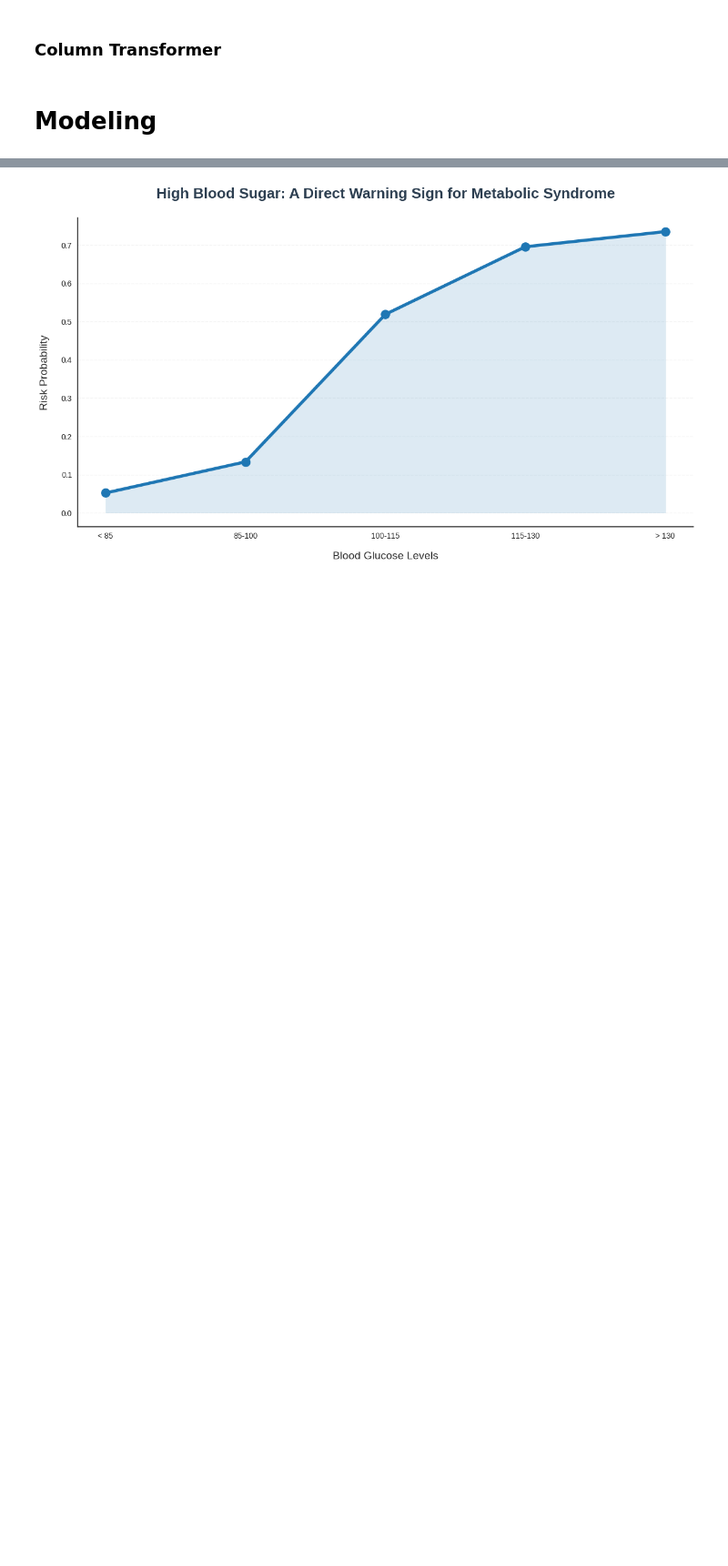
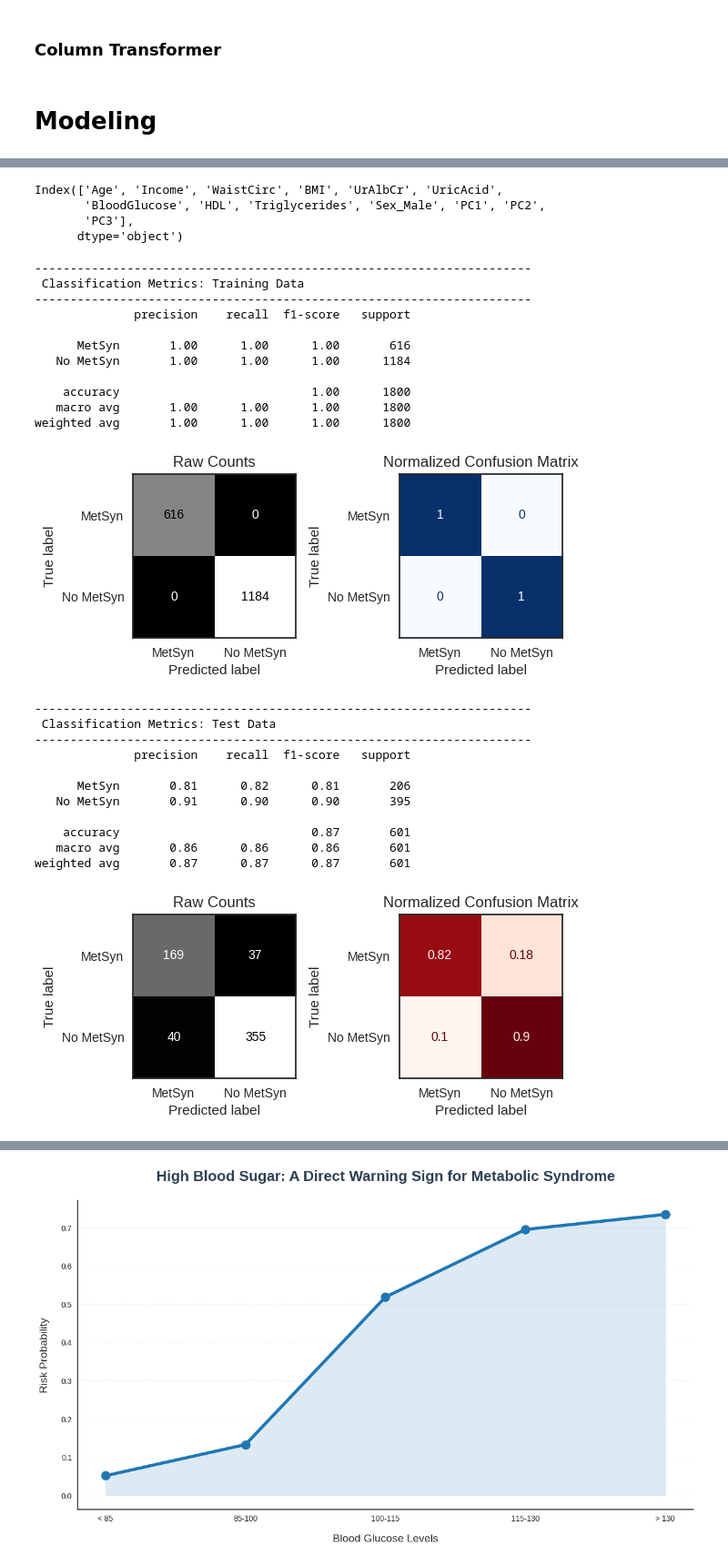
Before and after one commit to Yousef-Zeer/metabolic_syndrome_predction, a Jupyter notebook: metabolic_syndrome.ipynb, the cells around one changed output, grey strips where cells are left out. Shown at 91% size. Cells and saved outputs as stored; diff of their text form; code cells hidden in the pictures; blank space fills up the shorter version.

```diff
--- a/metabolic_syndrome.ipynb
+++ b/metabolic_syndrome.ipynb
@@ -773,0 +842,41 @@ fig.tight_layout()
+# %%
+selector = SelectFromModel(rf_pca, threshold='median')
+
+X_train_selected = selector.transform(X_train_new.values)
+X_test_selected  = selector.transform(X_test_new.values)
+print(X_train_new.columns[selector.get_support()])
+# %% [output]
+Index(['Age', 'Income', 'WaistCirc', 'BMI', 'UrAlbCr', 'UricAcid',
+       'BloodGlucose', 'HDL', 'Triglycerides', 'Sex_Male', 'PC1', 'PC2',
+       'PC3'],
+      dtype='object')
+# %%
+rf_final = RandomForestClassifier(random_state=42)
+rf_final.fit(X_train_selected, y_train)
+
+evaluate_classification(rf_final, X_train_selected, y_train, X_test_selected, y_test)
+# %% [output]
+----------------------------------------------------------------------
+ Classification Metrics: Training Data
+----------------------------------------------------------------------
+              precision    recall  f1-score   support
+
+      MetSyn       1.00      1.00      1.00       616
+   No MetSyn       1.00      1.00      1.00      1184
+
+    accuracy                           1.00      1800
+   macro avg       1.00      1.00      1.00      1800
+weighted avg       1.00      1.00      1.00      1800
+[figure, added]
+----------------------------------------------------------------------
+ Classification Metrics: Test Data
+----------------------------------------------------------------------
+              precision    recall  f1-score   support
+
+      MetSyn       0.81      0.82      0.81       206
+   No MetSyn       0.91      0.90      0.90       395
+
+    accuracy                           0.87       601
+   macro avg       0.86      0.86      0.86       601
+weighted avg       0.87      0.87      0.87       601
+[figure, added]
```
Also changed, not shown: parts of 16 cells of this notebook.
